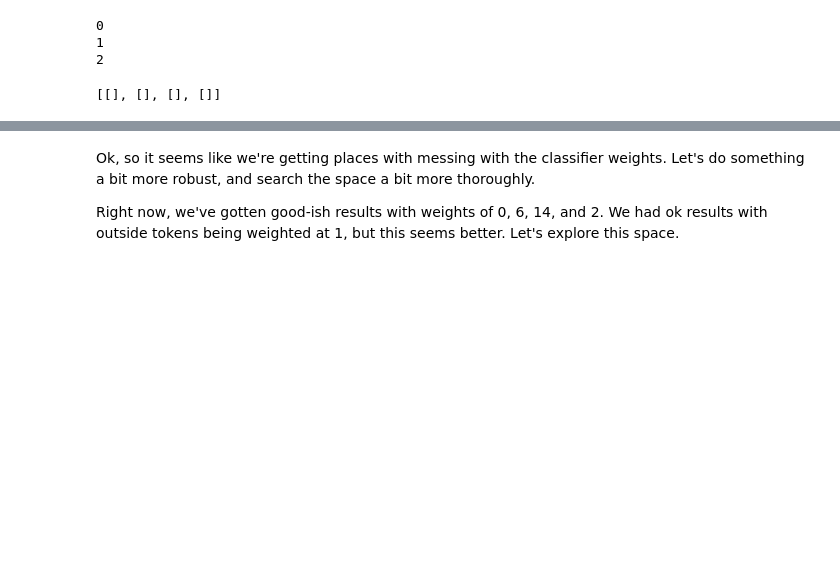
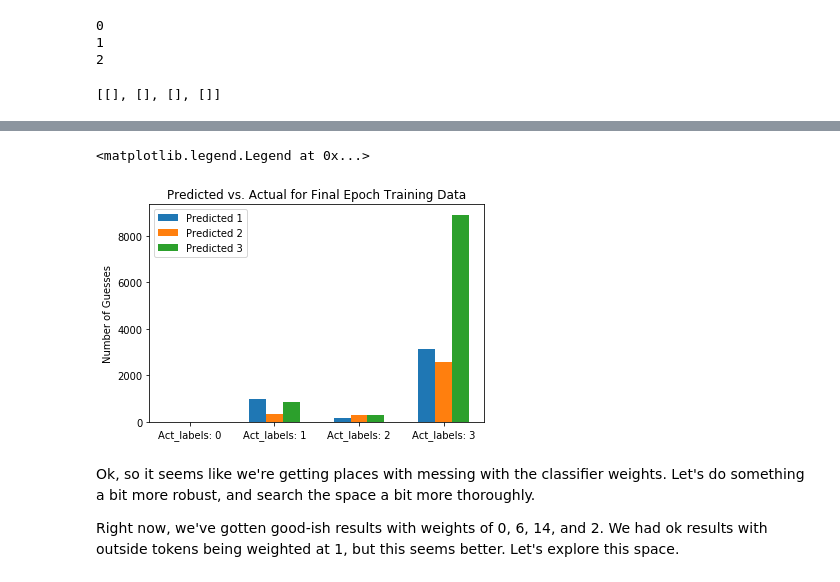
Before and after one commit to JonathanOnorato/BERT_Explore, a Jupyter notebook: BERTplusClassifier.ipynb, the cells around one changed output, grey strips where cells are left out. Saved outputs shown, nothing was run; the diff lists cells and outputs as text; code cells hidden in the pictures; blank space fills up the shorter version.

```diff
--- a/BERTplusClassifier.ipynb
+++ b/BERTplusClassifier.ipynb
@@ -1750,0 +1917,2 @@ fake_list2
+# %%
+train_pred_df = make_confusion_matrix(train_predictions[-2], torch_train_labels.numpy(), prettify = True)
@@ -1751,3 +1938,21 @@ fake_list2
+# %%
+#Need a function that makes a bar plot of this.
+x = np.arange(len(train_pred_df.columns))
+width = 0.2
+
+fig, ax = plt.subplots()
+pred1 = ax.bar(x-width, train_pred_df.iloc[1], width, label = "Predicted 1")
+pred2 = ax.bar(x, train_pred_df.iloc[2], width, label = "Predicted 2")
+pred3 = ax.bar(x+width, train_pred_df.iloc[3], width, label = "Predicted 3")
+
+ax.set_title("Predicted vs. Actual for Final Epoch Training Data")
+ax.set_ylabel("Number of Guesses")
+ax.set_xticks(x)
+ax.set_xticklabels(train_pred_df.columns)
+ax.legend()
+# %% [output]
+<matplotlib.legend.Legend at 0x...>
+[figure, added]
 # %% [markdown]
 Ok, so it seems like we're getting places with messing with the classifier weights. Let's do something a bit more robust, and search the space a bit more thoroughly.
 
```
Also changed, not shown: parts of 28 cells of this notebook.
